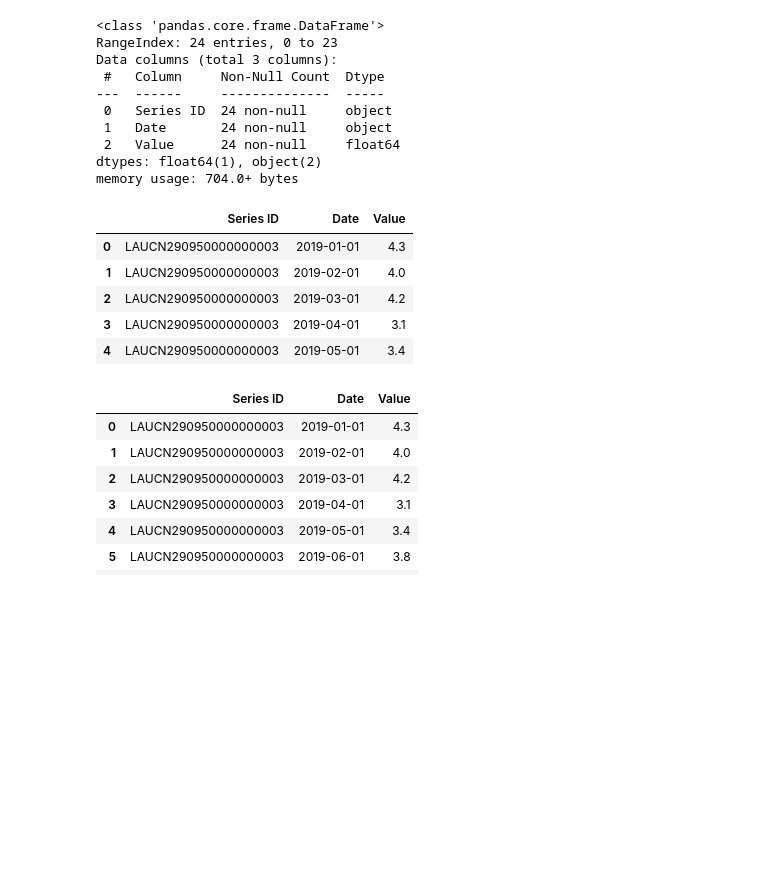
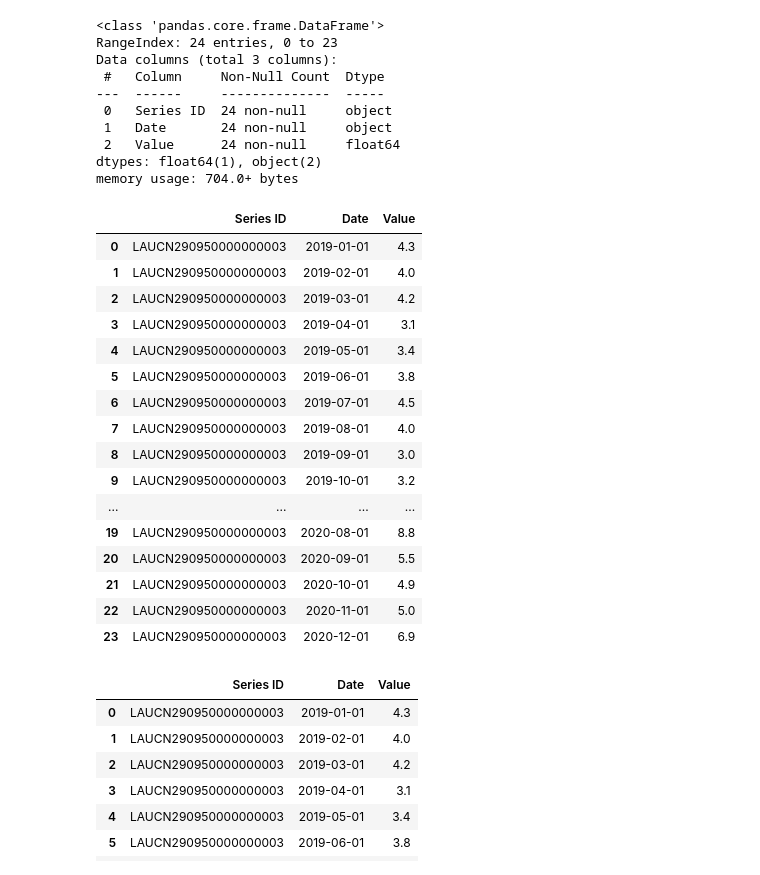
Before and after one commit to E-Weber/EKN-Project, a Jupyter notebook: Unemployment_EW/Unemployment_EW.ipynb, the cells around one changed output. Drawn from its saved outputs; the diff is of its cells as text; code cells hidden in the pictures; blank space fills up the shorter version.

```diff
--- a/Unemployment_EW/Unemployment_EW.ipynb
+++ b/Unemployment_EW/Unemployment_EW.ipynb
@@ -32,14 +43,25 @@ dtypes: float64(1), object(2)
 memory usage: 704.0+ bytes
 # %%
 rate_df = pd.DataFrame(UnemploymentRate)
-rate_df.head(5)
+rate_df
 # %% [output]
 |  | Series ID | Date | Value |
 | 0 | LAUCN290950000000003 | 2019-01-01 | 4.3 |
 | 1 | LAUCN290950000000003 | 2019-02-01 | 4.0 |
 | 2 | LAUCN290950000000003 | 2019-03-01 | 4.2 |
 | 3 | LAUCN290950000000003 | 2019-04-01 | 3.1 |
 | 4 | LAUCN290950000000003 | 2019-05-01 | 3.4 |
+| 5 | LAUCN290950000000003 | 2019-06-01 | 3.8 |
+| 6 | LAUCN290950000000003 | 2019-07-01 | 4.5 |
+| 7 | LAUCN290950000000003 | 2019-08-01 | 4.0 |
+| 8 | LAUCN290950000000003 | 2019-09-01 | 3.0 |
+| 9 | LAUCN290950000000003 | 2019-10-01 | 3.2 |
+| ... | ... | ... | ... |
+| 19 | LAUCN290950000000003 | 2020-08-01 | 8.8 |
+| 20 | LAUCN290950000000003 | 2020-09-01 | 5.5 |
+| 21 | LAUCN290950000000003 | 2020-10-01 | 4.9 |
+| 22 | LAUCN290950000000003 | 2020-11-01 | 5.0 |
+| 23 | LAUCN290950000000003 | 2020-12-01 | 6.9 |
 # %%
         # Average Unemployment in KC for 2019
 top = rate_df.loc[0:11]
```
Also changed, not shown: parts of 44 cells of this notebook, 8 other files.
